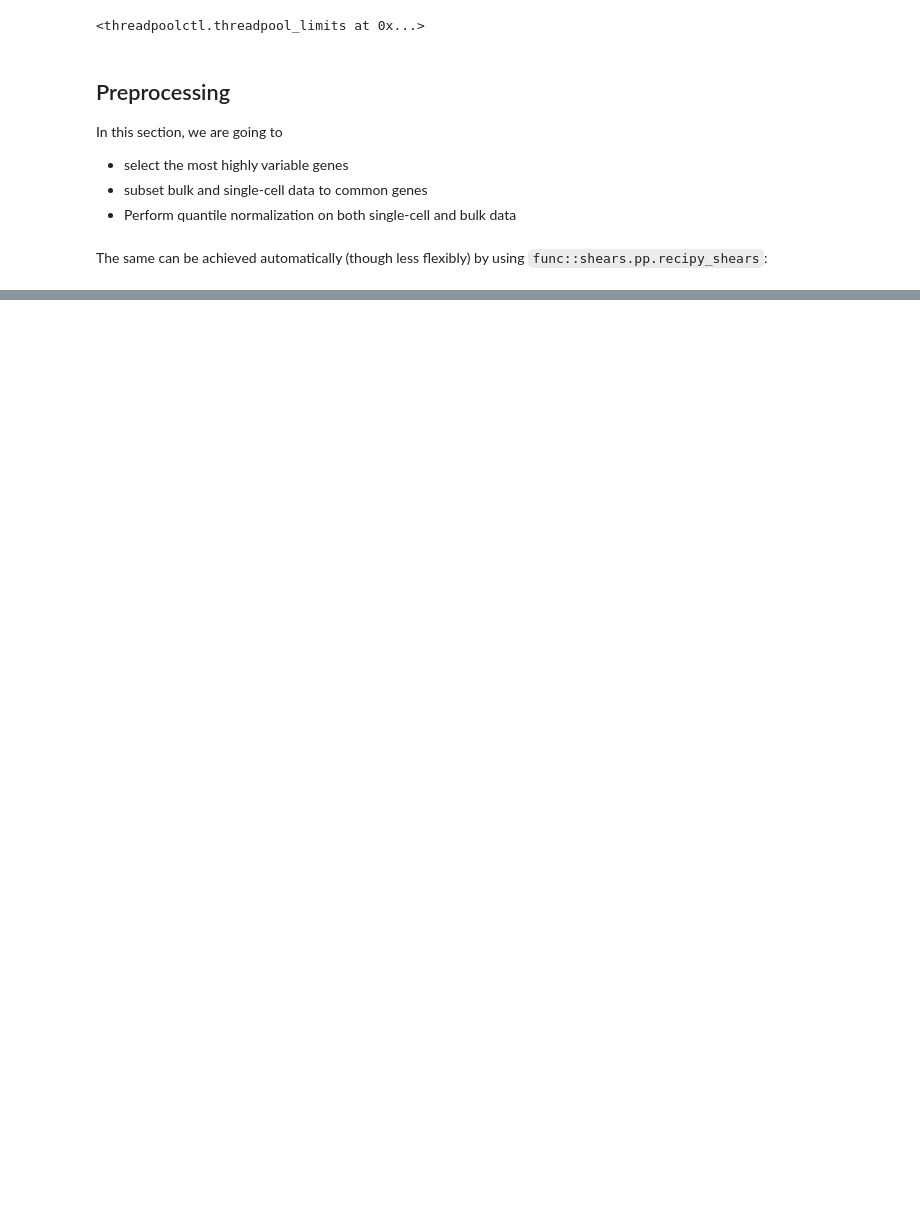
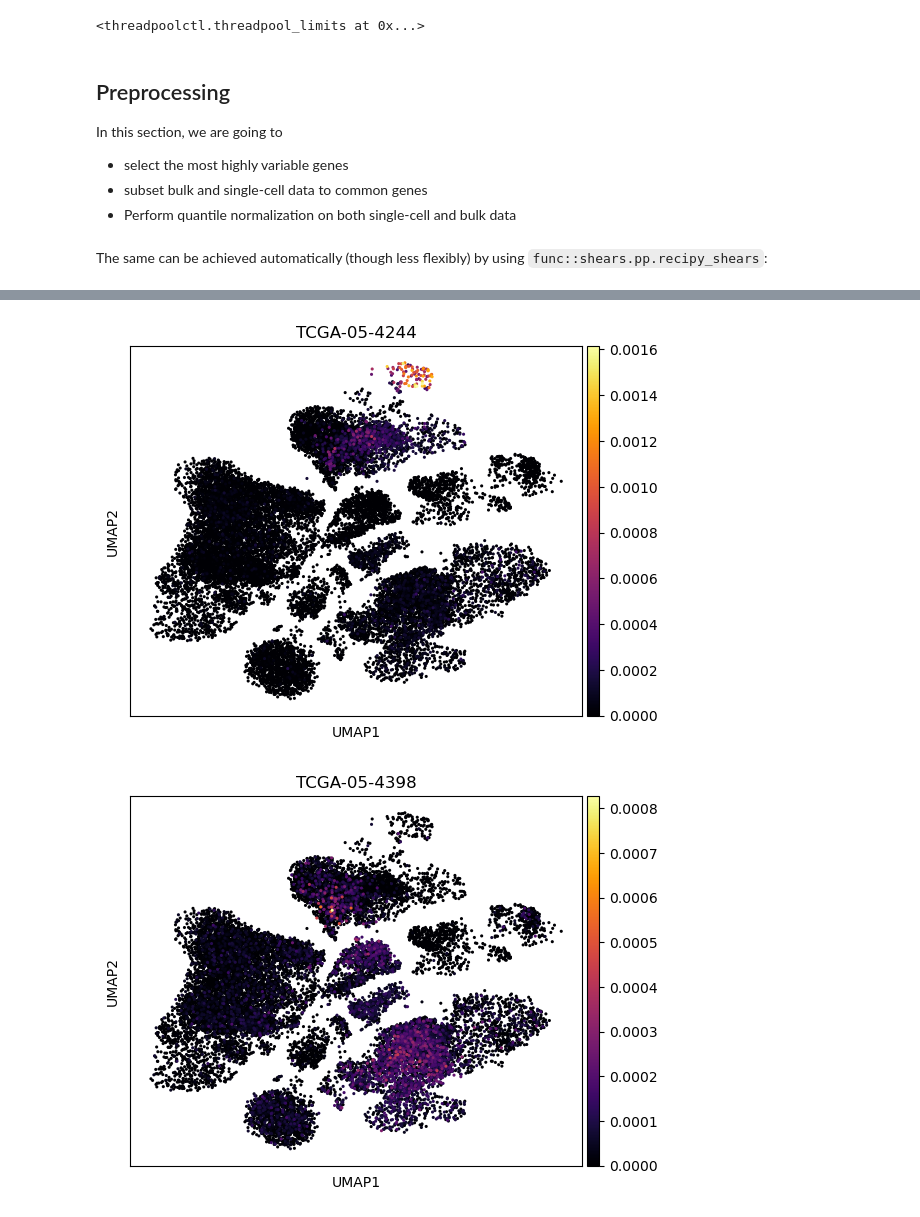
Before and after one commit to vjmarteau/shears, a Jupyter notebook: docs/notebooks/tutorial.ipynb, the cells around one changed output, grey strips where cells are left out. Saved outputs shown, nothing was run; the diff lists cells and outputs as text; code cells hidden in the pictures; blank space fills up the shorter version.

```diff
--- a/docs/notebooks/tutorial.ipynb
+++ b/docs/notebooks/tutorial.ipynb
@@ -57,0 +85,7 @@ adata_sc, adata_tcga = sh.pp.recipe_shears(adata_sc_bk, adata_tcga_bk)
+# %%
+for p in adata_sc.obsm["cell_weights"].columns[np.array([0, 10, 40, 100])].tolist():
+    adata_sc.obs[p] = adata_sc.obsm["cell_weights"][p]
+    sc.pl.umap(adata_sc, color=p, cmap="inferno", size=20)
+# %% [output]
+[figure, added]
+[figure, added]
```
Also changed, not shown: parts of 11 cells of this notebook, 3 other files.
